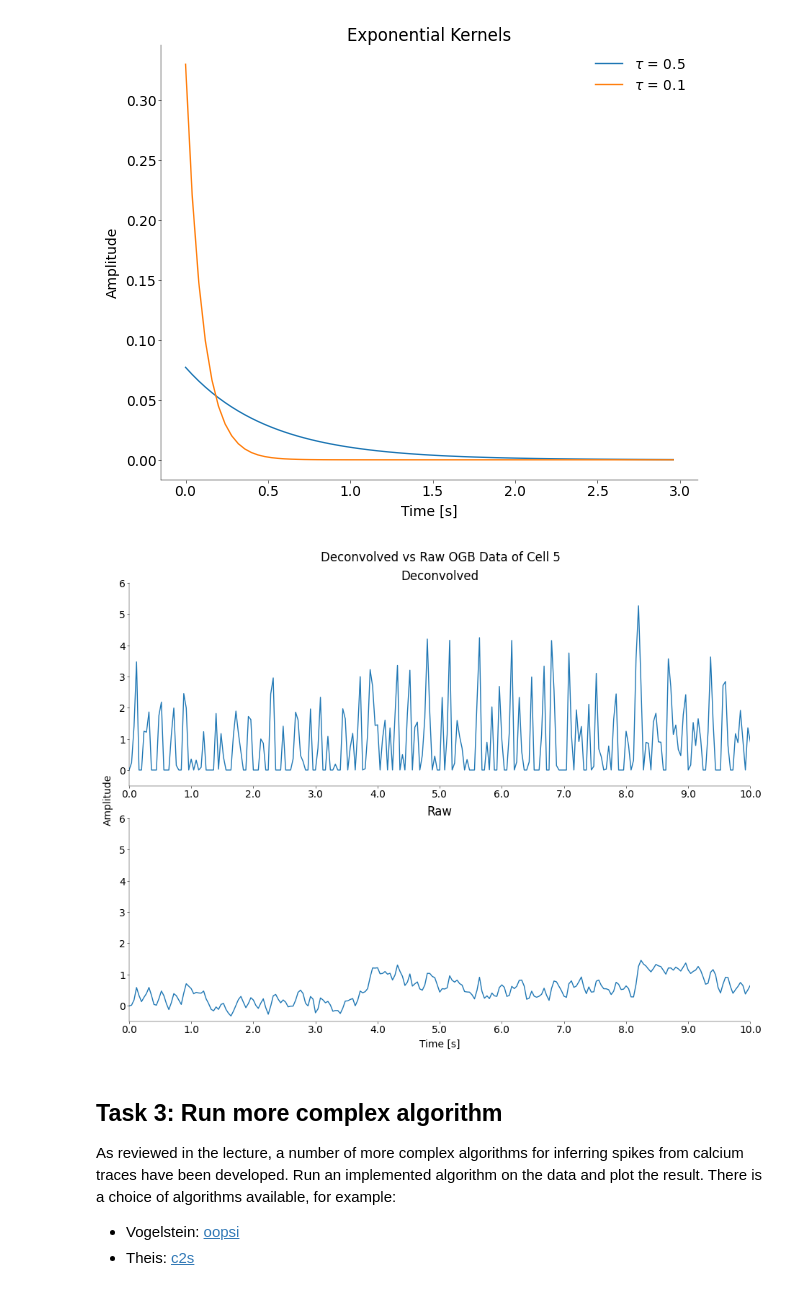
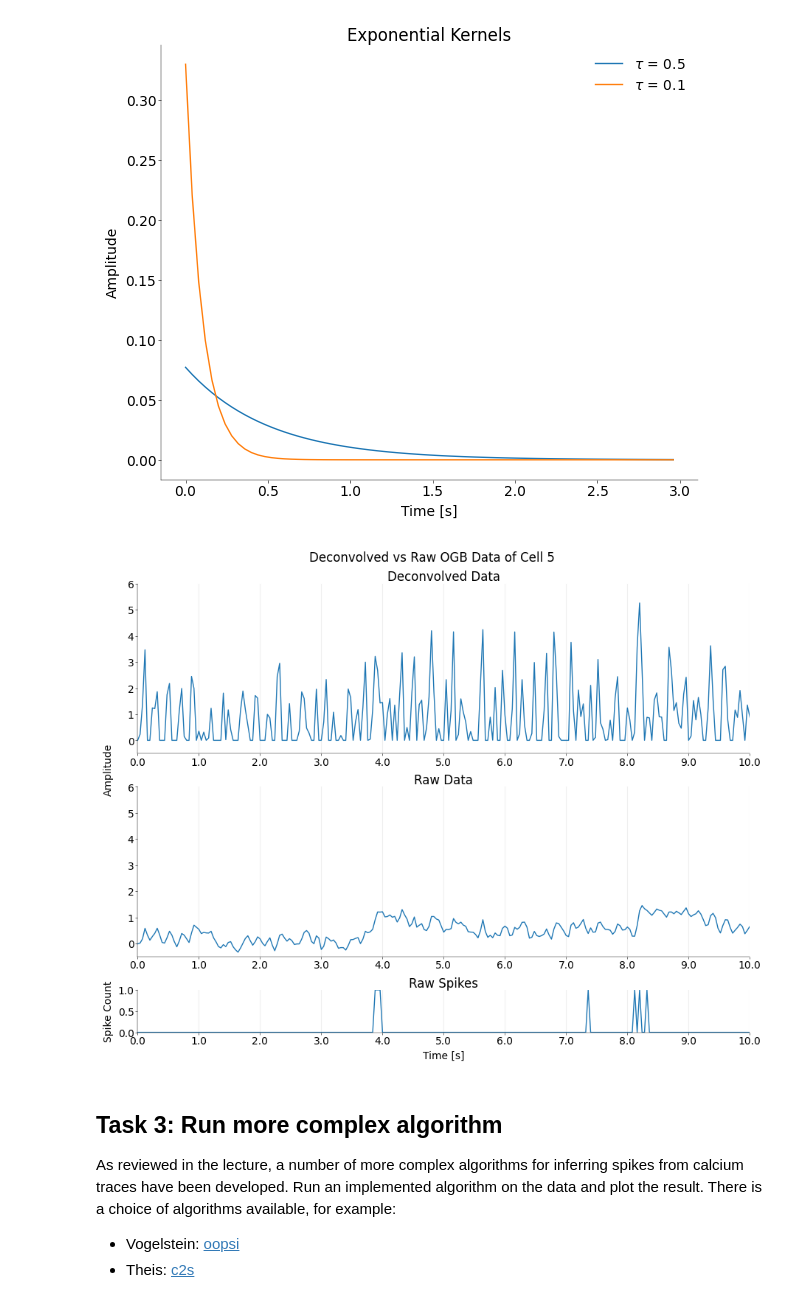
Before and after one commit to stedavkle/uni-tue-nds, a Jupyter notebook: CL3/notebooks/CodingLab3.ipynb, the cells around one changed output. Cells and saved outputs as stored; diff of their text form; code cells hidden in the pictures.

```diff
--- a/CL3/notebooks/CodingLab3.ipynb
+++ b/CL3/notebooks/CodingLab3.ipynb
@@ -283,37 +291,45 @@ plt.show()
 # %%
 # --------------------------------------------------------------------------
 # Compare true and deconvolved spikes rates for the OGB or GCamP Cell (1 pt)
 # --------------------------------------------------------------------------
 
 sp_hat_ogb = deconv_ca(ogb_cell_5_calcium, 0.5, dt)
 sp_hat_gcamp = deconv_ca(gcamp_cell_6_calcium, 0.1, dt)
 
 fig, axs = plt.subplots(
-    2, 1, figsize=(9, 7), layout="constrained", height_ratios=[1, 1]
+    3, 1, figsize=(9, 7), layout="constrained", height_ratios=[2, 2, 0.5]
 )
 
 axs[0].plot(np.arange(0, len(sp_hat_ogb)), sp_hat_ogb)
-axs[0].set_title("Deconvolved")
+axs[0].set_title("Deconvolved Data")
+axs[0].set_ylim(-0.5, 6)
 
 axs[1].plot(np.arange(0, len(ogb_cell_5_calcium)), ogb_cell_5_calcium)
-axs[1].set_title("Raw")
-axs[1].set_xlabel("Time [s]")
+axs[1].set_title("Raw Data")
+axs[1].set_ylim(-0.5, 6)
+
+axs[2].plot(np.arange(0, len(ogb_cell_5_spikes)), ogb_cell_5_spikes)
+axs[2].set_title("Raw Spikes")
+axs[2].set_xlabel("Time [s]")
+axs[2].set_ylim(0, 1)
+axs[2].set_ylabel("Spike Count")
 
 
 for ax in axs.flat:
     ax.set_xlim(0, 250)
     ax.set_xticks(np.arange(0, 251, 25))
     ax.set_xticklabels(np.arange(0, 251, 25) / 25)
-    ax.set_ylim(-0.5, 6)
+    ax.grid(axis="x", alpha=0.2)  # to help the reader
+
 # add shared y label
-fig.text(-0.02, 0.5, "Amplitude", va="center", rotation="vertical")
+fig.text(0.005, 0.57, "Amplitude", va="center", rotation="vertical")
 
 plt.suptitle("Deconvolved vs Raw OGB Data of Cell 5")
 plt.show()
 
-# TODO was ist mit scale to facilitate comparison gemeint?
+# NOTE: Signals can be compared without scaling as they are on the same time-axis
 # %% [output]
-[figure, old version]
+[figure, new version]
 # %% [markdown]
 ## Task 3: Run more complex algorithm
 
```
Also changed, not shown: parts of 6 cells of this notebook.
